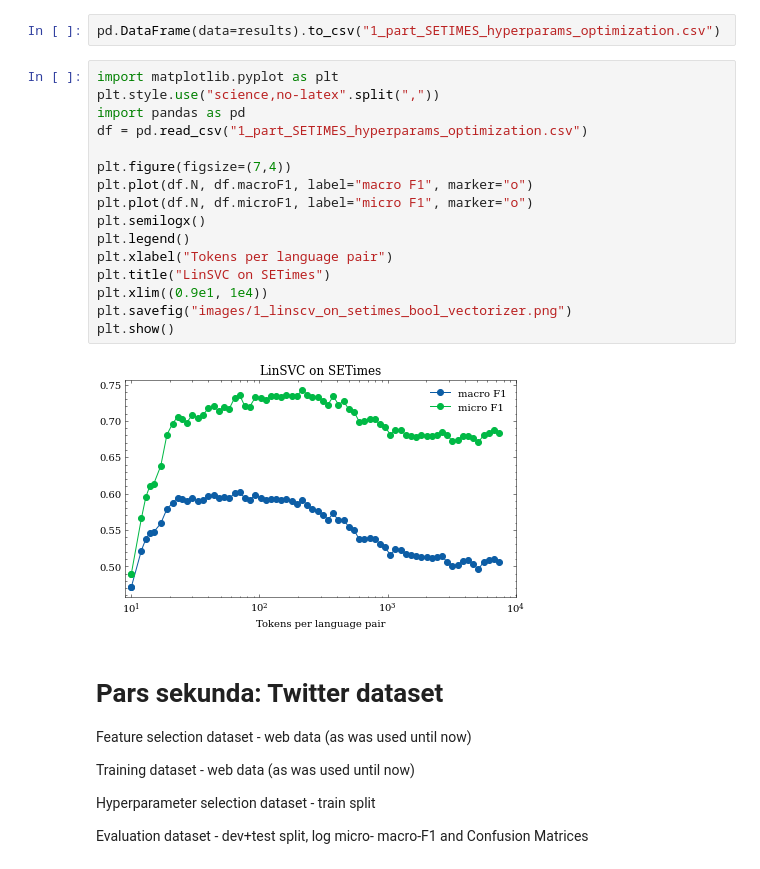
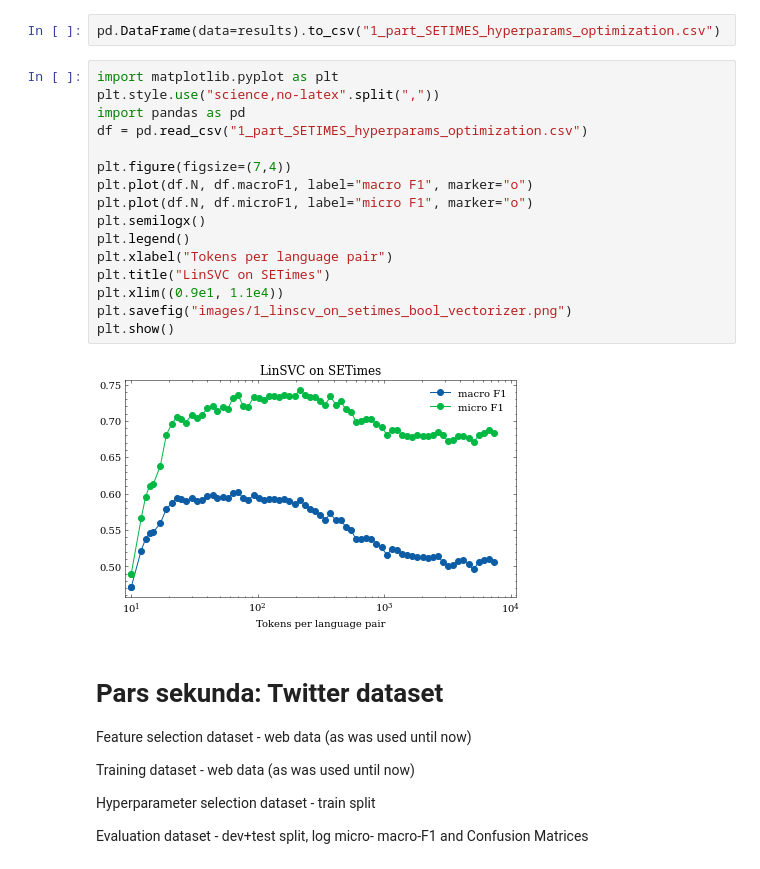
Before and after one commit to 5roop/BCMS_clf, a Jupyter notebook: 1_with_feature_selection.ipynb, the cells around one changed output. Drawn from its saved outputs; the diff is of its cells as text.

```diff
--- a/1_with_feature_selection.ipynb
+++ b/1_with_feature_selection.ipynb
@@ -93,21 +93,21 @@ pd.DataFrame(data=results).to_csv("1_part_SETIMES_hyperparams_optimization.csv")
 # %%
 import matplotlib.pyplot as plt
 plt.style.use("science,no-latex".split(","))
 import pandas as pd
 df = pd.read_csv("1_part_SETIMES_hyperparams_optimization.csv")
 
 plt.figure(figsize=(7,4))
 plt.plot(df.N, df.macroF1, label="macro F1", marker="o")
 plt.plot(df.N, df.microF1, label="micro F1", marker="o")
 plt.semilogx()
 plt.legend()
 plt.xlabel("Tokens per language pair")
 plt.title("LinSVC on SETimes")
-plt.xlim((0.9e1, 1e4))
+plt.xlim((0.9e1, 1.1e4))
 plt.savefig("images/1_linscv_on_setimes_bool_vectorizer.png")
 plt.show()
 # %% [output]
-[figure, old version]
+[figure, new version]
 # %% [markdown]
 # Pars sekunda: Twitter dataset
 
```
Also changed, not shown: parts of 1 cell of this notebook, 2 other files.
